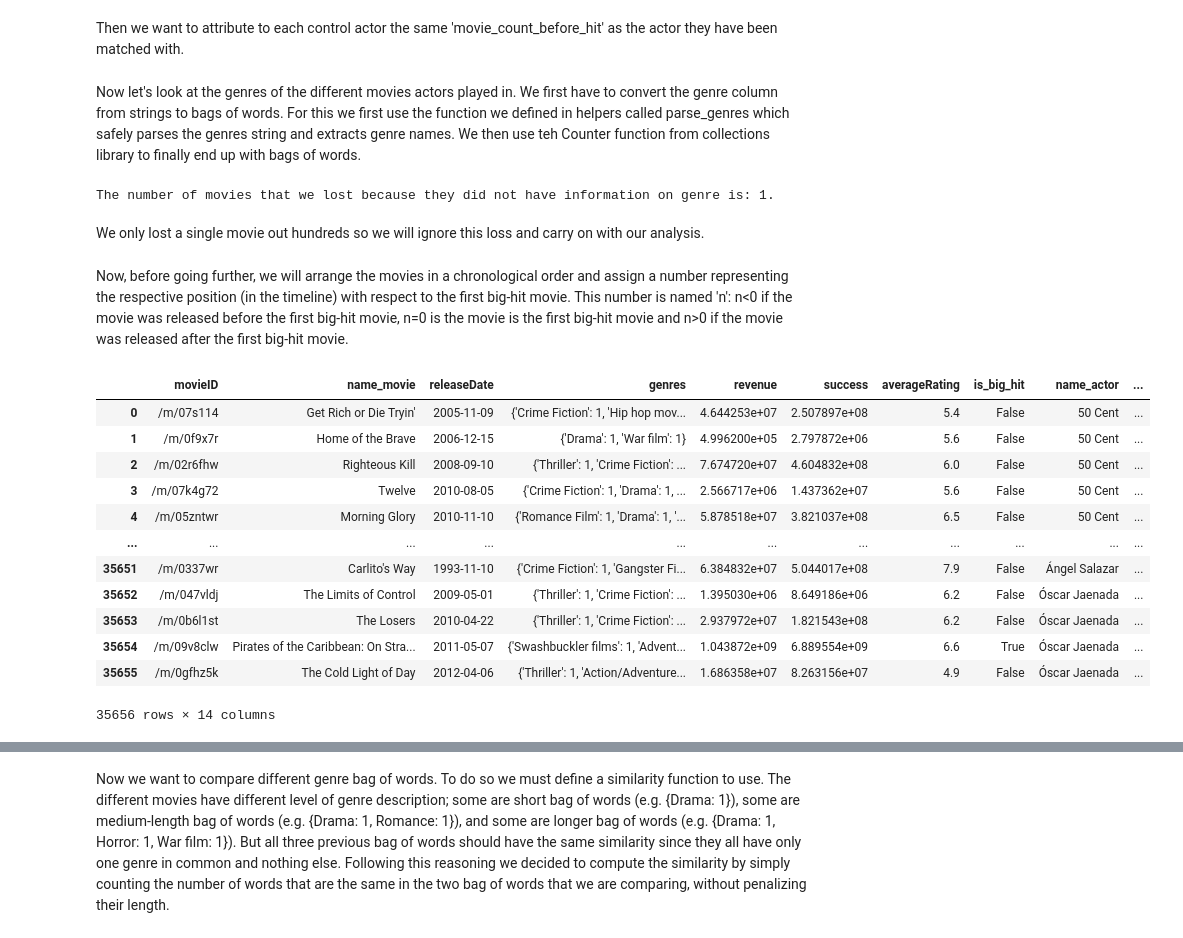
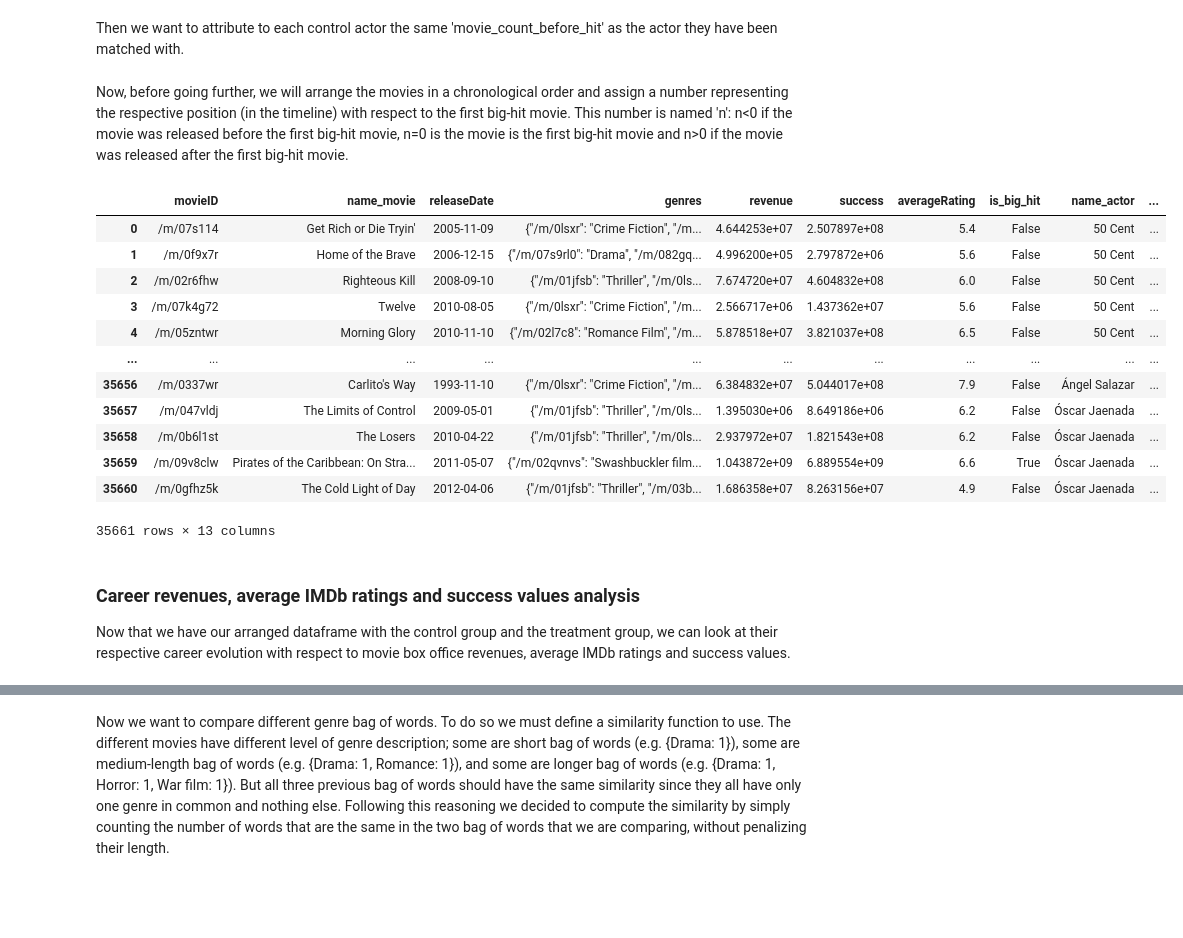
Before and after one commit to epfl-ada/ada-2023-project-pinacolada23, a Jupyter notebook: observational_study.ipynb, the cells around one changed output, grey strips where cells are left out. Saved outputs shown, nothing was run; the diff lists cells and outputs as text; code cells hidden in the pictures; blank space fills up the shorter version.

```diff
--- a/observational_study.ipynb
+++ b/observational_study.ipynb
@@ -222,64 +221,46 @@ merged_df = pd.merge(df_career_analysis, df_for_merge[['name_actor', 'movie_coun
 
 # Fill missing values in 'movie_count_before_hit' with values from the matched actor
 df_career_analysis['movie_count_before_hit'] = df_career_analysis['movie_count_before_hit'].combine_first(merged_df['movie_count_before_hit_matched'])
-# %% [markdown]
-Now let's look at the genres of the different movies actors played in. We first have to convert the genre column from strings to bags of words. For this we first use the function we defined in helpers called parse_genres which safely parses the genres string and extracts genre names. We then use teh Counter function from collections library to finally end up with bags of words.
-# %%
-# Use the parse_genres function defined in helpers file to parse strings and extract genre names
-df_career_analysis['parsed_genres'] = df_career_analysis['genres'].apply(parse_genres)
-
-# Compute the number of movies that do not have any genre value to assess the loss caused by this operation
-nb_movies_lost = df_career_analysis[df_career_analysis['parsed_genres'].isna()].movieID.nunique()
-# Remove rows that do not have information on the genres of the movie
-df_career_analysis = df_career_analysis.dropna(subset='parsed_genres')
-
-# For the gernes column, replace the list by a bag of words using the Counter function
-df_career_analysis['genres'] = df_career_analysis.parsed_genres.apply(lambda x: Counter(x))
-# Get rid of unwanted column
-df_career_analysis = df_career_analysis.drop(labels='parsed_genres', axis=1)
-
-# Print the number of movies lost
-print(f'The number of movies that we lost because they did not have information on genre is: {nb_movies_lost}.')
-# %% [output]
-The number of movies that we lost because they did not have information on genre is: 1.
-# %% [markdown]
-We only lost a single movie out hundreds so we will ignore this loss and carry on with our analysis.
 # %% [markdown]
 Now, before going further, we will arrange the movies in a chronological order and assign a number representing the respective position (in the timeline) with respect to the first big-hit movie. This number is named 'n': n<0 if the movie was released before the first big-hit movie, n=0 is the movie is the first big-hit movie and n>0 if the movie was released after the first big-hit movie.
 # %%
 # Sort by actor name and order by release date  (TODO sort also on sucess for those actors that have different movies with same releasedate)
 df_career_analysis = df_career_analysis.sort_values(by=['name_actor', 'releaseDate', 'success']).reset_index(drop=True)
 
 # Add new column with number giving distance in number of movies to first big hit (n = 0 for year of first big hit)
 def center_on_first_hit(row, df):
     # Function that return the position of the movie with respect to the fir big-hit (in chronological order)
 
     # Get the relative index of the row that is passed to the function with respect to the df
     n_actual = df[(df.releaseDate == row.releaseDate) & (df.success == row.success)].index.values[0]-df.index.values[0]
     # Get the number of movies before the first big-hit
     n_big_hit = row.movie_count_before_hit
 
     return n_actual - n_big_hit
 
 # Group by actor names and apply the center_on_first_hit function to comptue 'n'
 grp = df_career_analysis.groupby('name_actor')
 df_career_analysis['n'] = grp.apply(lambda x: x.apply(lambda row: center_on_first_hit(row, x), axis=1)).reset_index(drop=True)
 
 # Get rid of unwanted columns for upcoming analysis
-#df_career_analysis = df_career_analysis.drop(labels='movie_count_before_hit', axis=1)
+df_career_analysis = df_career_analysis.drop(labels='movie_count_before_hit', axis=1)
 
 df_career_analysis
 # %% [output]
 |  | movieID | name_movie | releaseDate | genres | revenue | success | averageRating | is_big_hit | name_actor | ... |
-| 0 | /m/07s114 | Get Rich or Die Tryin' | 2005-11-09 | {'Crime Fiction': 1, 'Hip hop mov... | 4.644253e+07 | 2.507897e+08 | 5.4 | False | 50 Cent | ... |
-| 1 | /m/0f9x7r | Home of the Brave | 2006-12-15 | {'Drama': 1, 'War film': 1} | 4.996200e+05 | 2.797872e+06 | 5.6 | False | 50 Cent | ... |
-| 2 | /m/02r6fhw | Righteous Kill | 2008-09-10 | {'Thriller': 1, 'Crime Fiction': ... | 7.674720e+07 | 4.604832e+08 | 6.0 | False | 50 Cent | ... |
-| 3 | /m/07k4g72 | Twelve | 2010-08-05 | {'Crime Fiction': 1, 'Drama': 1, ... | 2.566717e+06 | 1.437362e+07 | 5.6 | False | 50 Cent | ... |
-| 4 | /m/05zntwr | Morning Glory | 2010-11-10 | {'Romance Film': 1, 'Drama': 1, '... | 5.878518e+07 | 3.821037e+08 | 6.5 | False | 50 Cent | ... |
+| 0 | /m/07s114 | Get Rich or Die Tryin' | 2005-11-09 | {"/m/0lsxr": "Crime Fiction", "/m... | 4.644253e+07 | 2.507897e+08 | 5.4 | False | 50 Cent | ... |
+| 1 | /m/0f9x7r | Home of the Brave | 2006-12-15 | {"/m/07s9rl0": "Drama", "/m/082gq... | 4.996200e+05 | 2.797872e+06 | 5.6 | False | 50 Cent | ... |
+| 2 | /m/02r6fhw | Righteous Kill | 2008-09-10 | {"/m/01jfsb": "Thriller", "/m/0ls... | 7.674720e+07 | 4.604832e+08 | 6.0 | False | 50 Cent | ... |
+| 3 | /m/07k4g72 | Twelve | 2010-08-05 | {"/m/0lsxr": "Crime Fiction", "/m... | 2.566717e+06 | 1.437362e+07 | 5.6 | False | 50 Cent | ... |
+| 4 | /m/05zntwr | Morning Glory | 2010-11-10 | {"/m/02l7c8": "Romance Film", "/m... | 5.878518e+07 | 3.821037e+08 | 6.5 | False | 50 Cent | ... |
 | ... | ... | ... | ... | ... | ... | ... | ... | ... | ... | ... |
-| 35651 | /m/0337wr | Carlito's Way | 1993-11-10 | {'Crime Fiction': 1, 'Gangster Fi... | 6.384832e+07 | 5.044017e+08 | 7.9 | False | Ángel Salazar | ... |
-| 35652 | /m/047vldj | The Limits of Control | 2009-05-01 | {'Thriller': 1, 'Crime Fiction': ... | 1.395030e+06 | 8.649186e+06 | 6.2 | False | Óscar Jaenada | ... |
-| 35653 | /m/0b6l1st | The Losers | 2010-04-22 | {'Thriller': 1, 'Crime Fiction': ... | 2.937972e+07 | 1.821543e+08 | 6.2 | False | Óscar Jaenada | ... |
-| 35654 | /m/09v8clw | Pirates of the Caribbean: On Stra... | 2011-05-07 | {'Swashbuckler films': 1, 'Advent... | 1.043872e+09 | 6.889554e+09 | 6.6 | True | Óscar Jaenada | ... |
-| 35655 | /m/0gfhz5k | The Cold Light of Day | 2012-04-06 | {'Thriller': 1, 'Action/Adventure... | 1.686358e+07 | 8.263156e+07 | 4.9 | False | Óscar Jaenada | ... |
+| 35656 | /m/0337wr | Carlito's Way | 1993-11-10 | {"/m/0lsxr": "Crime Fiction", "/m... | 6.384832e+07 | 5.044017e+08 | 7.9 | False | Ángel Salazar | ... |
+| 35657 | /m/047vldj | The Limits of Control | 2009-05-01 | {"/m/01jfsb": "Thriller", "/m/0ls... | 1.395030e+06 | 8.649186e+06 | 6.2 | False | Óscar Jaenada | ... |
+| 35658 | /m/0b6l1st | The Losers | 2010-04-22 | {"/m/01jfsb": "Thriller", "/m/0ls... | 2.937972e+07 | 1.821543e+08 | 6.2 | False | Óscar Jaenada | ... |
+| 35659 | /m/09v8clw | Pirates of the Caribbean: On Stra... | 2011-05-07 | {"/m/02qvnvs": "Swashbuckler film... | 1.043872e+09 | 6.889554e+09 | 6.6 | True | Óscar Jaenada | ... |
+| 35660 | /m/0gfhz5k | The Cold Light of Day | 2012-04-06 | {"/m/01jfsb": "Thriller", "/m/03b... | 1.686358e+07 | 8.263156e+07 | 4.9 | False | Óscar Jaenada | ... |
-35656 rows × 14 columns
+35661 rows × 13 columns
+# %% [markdown]
+### Career revenues, average IMDb ratings and success values analysis
+
+Now that we have our arranged dataframe with the control group and the treatment group, we can look at their respective career evolution with respect to movie box office revenues, average IMDb ratings and success values.
```
Also changed, not shown: parts of 25 cells of this notebook, 1 other file.
